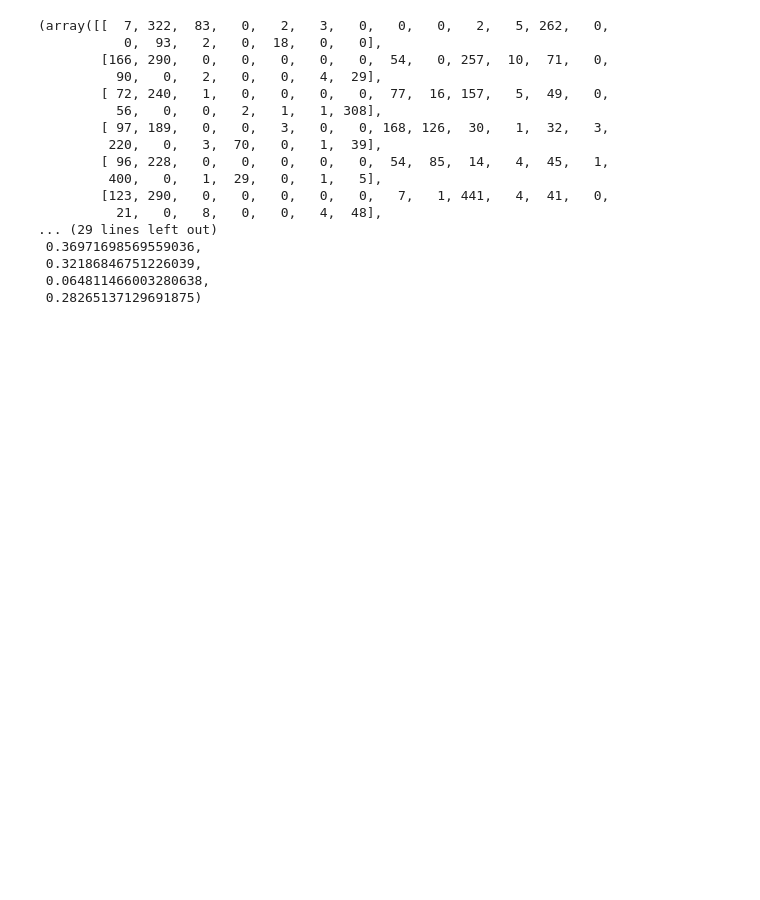
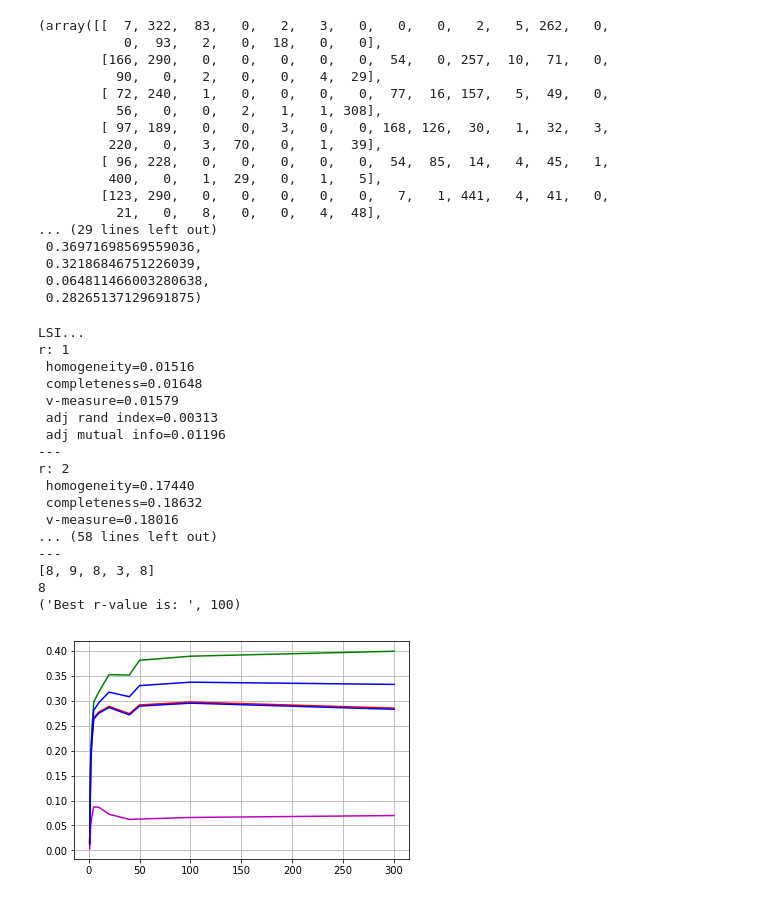
Before and after one commit to jdhurwitz/UCLA-EE219, a Jupyter notebook: Project2/project2.ipynb, the cells around one changed output. Saved outputs shown, nothing was run; the diff lists cells and outputs as text; code cells hidden in the pictures; blank space fills up the shorter version.

```diff
--- a/Project2/project2.ipynb
+++ b/Project2/project2.ipynb
@@ -813,3 +795,79 @@ get_scores(ytrue, ypred_40)
  0.32186846751226039,
  0.064811466003280638,
  0.28265137129691875)
+# %%
+#Sweep LSI and NMF dimensions
+r_vals = [1,2,3,5,10,20,40,50,100,300]
+contingency_matrices = []
+h_vals = []
+c_vals = []
+v_vals = []
+rand_vals = []
+mutual_vals = []
+print("LSI...")
+for r in r_vals:
+    svd = TruncatedSVD(n_components=r)
+    train_lsi = svd.fit_transform(all_data_tfidf)
+
+    contin, h, c, v, rand, mutual = get_svd_scores(k=r, train_lsi=train_lsi, test_lsi=None, trainy=ytrue, n_clusters=20)
+#    contingency_matrices.append(contin)
+#    print("contingency matrix for r=", r)
+#    print(h, c, v, rand, mutual)
+ #   print(contin)
+    contingency_matrices.append(contin)
+    h_vals.append(h)
+    c_vals.append(c)
+    v_vals.append(v)
+    rand_vals.append(rand)
+    mutual_vals.append(mutual)
+
+
+start_index = 0
+r_vals = r_vals[start_index:]
+h_vals = h_vals[start_index:]
+c_vals = c_vals[start_index:]
+v_vals = v_vals[start_index:]
+rand_vals = rand_vals[start_index:]
+mutual_vals = mutual_vals[start_index:]
+
+for r, h, c, v, rand, mutual in zip(r_vals, h_vals, c_vals, v_vals, rand_vals, mutual_vals):
+    print("r: %i \n homogeneity=%.5f \n completeness=%.5f \n v-measure=%.5f \n adj rand index=%.5f \n adj mutual info=%.5f \n---" % (r, h, c, v, rand, mutual))
+
+# print(h_vals)
+# print(c_vals)
+# print(v_vals)
+# print(rand_vals)
+# print(mutual_vals)
+
+res_list = [np.argmax(h_vals), np.argmax(c_vals), np.argmax(v_vals), np.argmax(rand_vals), np.argmax(mutual_vals)]
+print(res_list)
+# best_index = int(np.mean(res_list)) # not sure if this works e.g. [0,1,0,3,2,0]
+best_index = np.bincount(res_list).argmax() # most frequent index
+print(best_index)
+
+print("Best r-value is: ", r_vals[best_index])
+plt.plot(r_vals, h_vals, 'r', label="homogenity")
+plt.plot(r_vals, c_vals, 'g', label="completeness score")
+plt.plot(r_vals, v_vals, 'b', label="v measure")
+plt.plot(r_vals, rand_vals, 'm', label="rand index")
+plt.plot(r_vals, mutual_vals, 'b', label="adjusted mutual information")
+plt.grid()
+# %% [output]
+LSI...
+r: 1
+ homogeneity=0.01516
+ completeness=0.01648
+ v-measure=0.01579
+ adj rand index=0.00313
+ adj mutual info=0.01196
+---
+r: 2
+ homogeneity=0.17440
+ completeness=0.18632
+ v-measure=0.18016
+... (58 lines left out)
+---
+[8, 9, 8, 3, 8]
+8
+('Best r-value is: ', 100)
+[figure, added]
```
Also changed, not shown: parts of 8 cells of this notebook.
